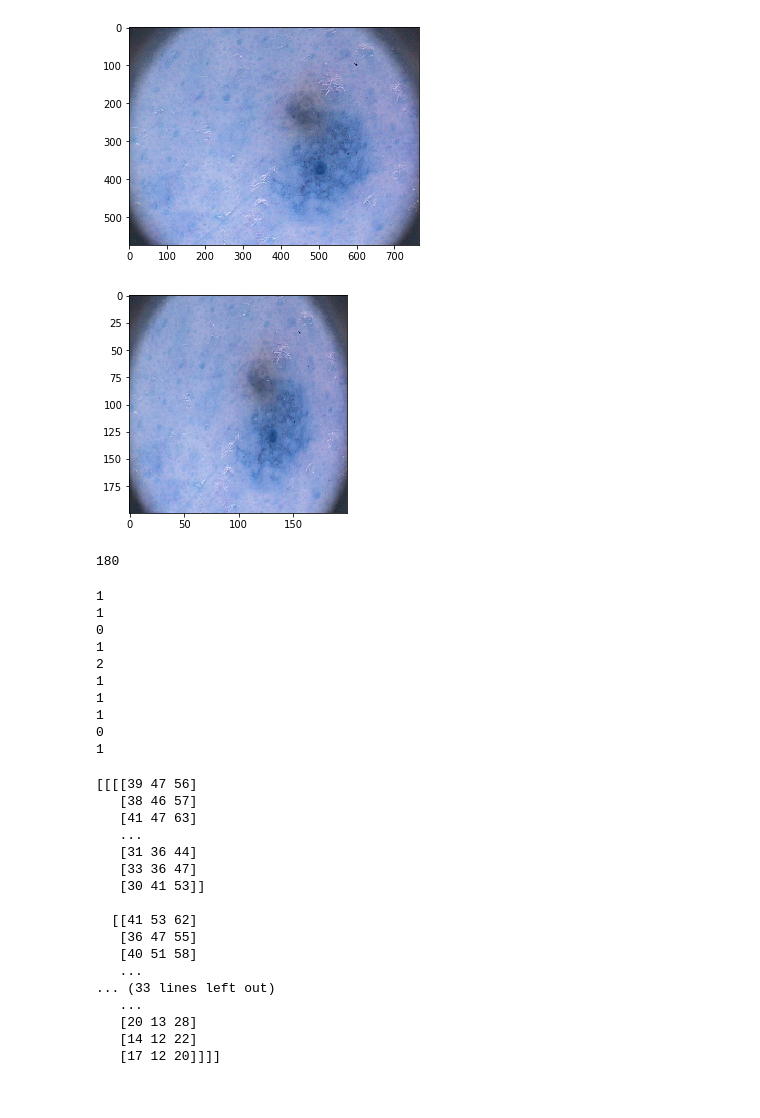
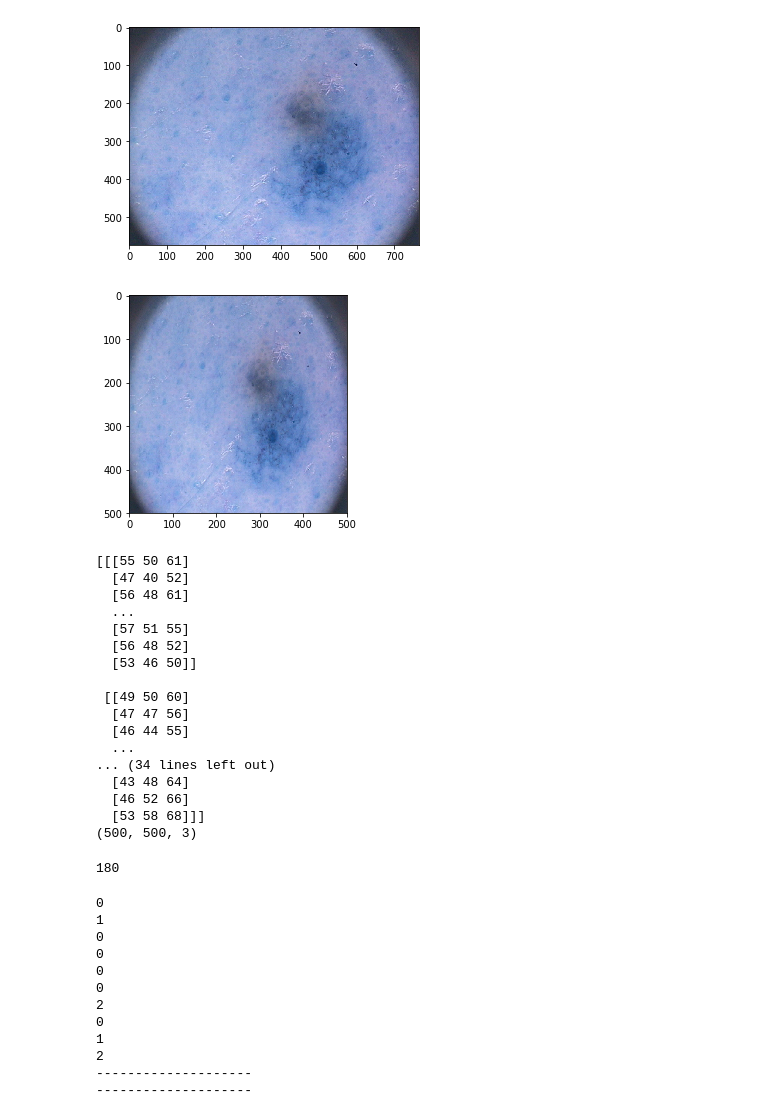
Before and after one commit to TasneemHamzah/Melanoma-Detector, a Jupyter notebook: image_preprocessing.ipynb, the cells around one changed output. Cells and saved outputs as stored; diff of their text form; code cells hidden in the pictures.

```diff
--- a/image_preprocessing.ipynb
+++ b/image_preprocessing.ipynb
@@ -10,5 +14,6 @@ DATADIR ="/home/tasneem/Downloads/PH2.16 (copy)/train"
 # %%
 CATEGORIES = ["Atypical Nevus","Common Nevus","Melanoma"]
+#CATEGORIES = ["melanoma","nevus","seborrheic_keratosis"]
 
 #this section for testing join path succefully- shold apear an image after run it
 
@@ -16,7 +21,7 @@ for category in CATEGORIES:  # do melanoma and nevi
     path = os.path.join(DATADIR,category)  # create path to melanoma and nevi
     for img in os.listdir(path):  # iterate over each image per melanoma and nevi
         img_array = cv2.imread(os.path.join(path,img) ,cv2.IMREAD_COLOR)  # convert to array
-        plt.imshow(img_array, cmap='gray')  # graph it
+        plt.imshow(img_array)  # graph it
         plt.show()  # display!
 
         break  # we just want one for now so break
@@ -24,13 +29,32 @@ for category in CATEGORIES:  # do melanoma and nevi
 # %% [output]
 [figure]
 # %%
-IMG_SIZE = 200
+IMG_SIZE = 500
 
 new_array = cv2.resize(img_array, (IMG_SIZE, IMG_SIZE))
-plt.imshow(new_array, cmap='gray')
-plt.show() # it will show the image in the size i written above
+plt.imshow(new_array)
+plt.show()# it will show the image in the size i written above
+print(new_array)
+print(new_array.shape)
 # %% [output]
-[figure, old version]
+[figure, new version]
+[[[55 50 61]
+  [47 40 52]
+  [56 48 61]
+  ...
+  [57 51 55]
+  [56 48 52]
+  [53 46 50]]
+
+ [[49 50 60]
+  [47 47 56]
+  [46 44 55]
+  ...
+... (34 lines left out)
+  [43 48 64]
+  [46 52 66]
+  [53 58 68]]]
+(500, 500, 3)
 # %%
 
 # now i began preprocessin(make train set)
@@ -67,43 +91,21 @@ random.shuffle(training_data)#because of our data is orgnized so we need it
 # %%
 for sample in training_data[:10]:
     print(sample[1])#after shuffle it should be not orgized
+
+print('--------------------')
+
+
+print('--------------------')
 # %% [output]
+0
 1
-1
+0
+0
+0
+0
+2
 0
 1
 2
-1
-1
-1
-0
-1
+--------------------
+--------------------
-# %%
-X = []
-y = []
-
-for features,label in training_data: #features means images or samples
-    X.append(features)
-    y.append(label)
-
-print(X[0].reshape(-1, IMG_SIZE, IMG_SIZE, 3))
-
-X = np.array(X).reshape(-1, IMG_SIZE, IMG_SIZE, 3)
-# %% [output]
-[[[[39 47 56]
-   [38 46 57]
-   [41 47 63]
-   ...
-   [31 36 44]
-   [33 36 47]
-   [30 41 53]]
-
-  [[41 53 62]
-   [36 47 55]
-   [40 51 58]
-   ...
-... (33 lines left out)
-   ...
-   [20 13 28]
-   [14 12 22]
-   [17 12 20]]]]
```
Also changed, not shown: parts of 6 cells of this notebook.
